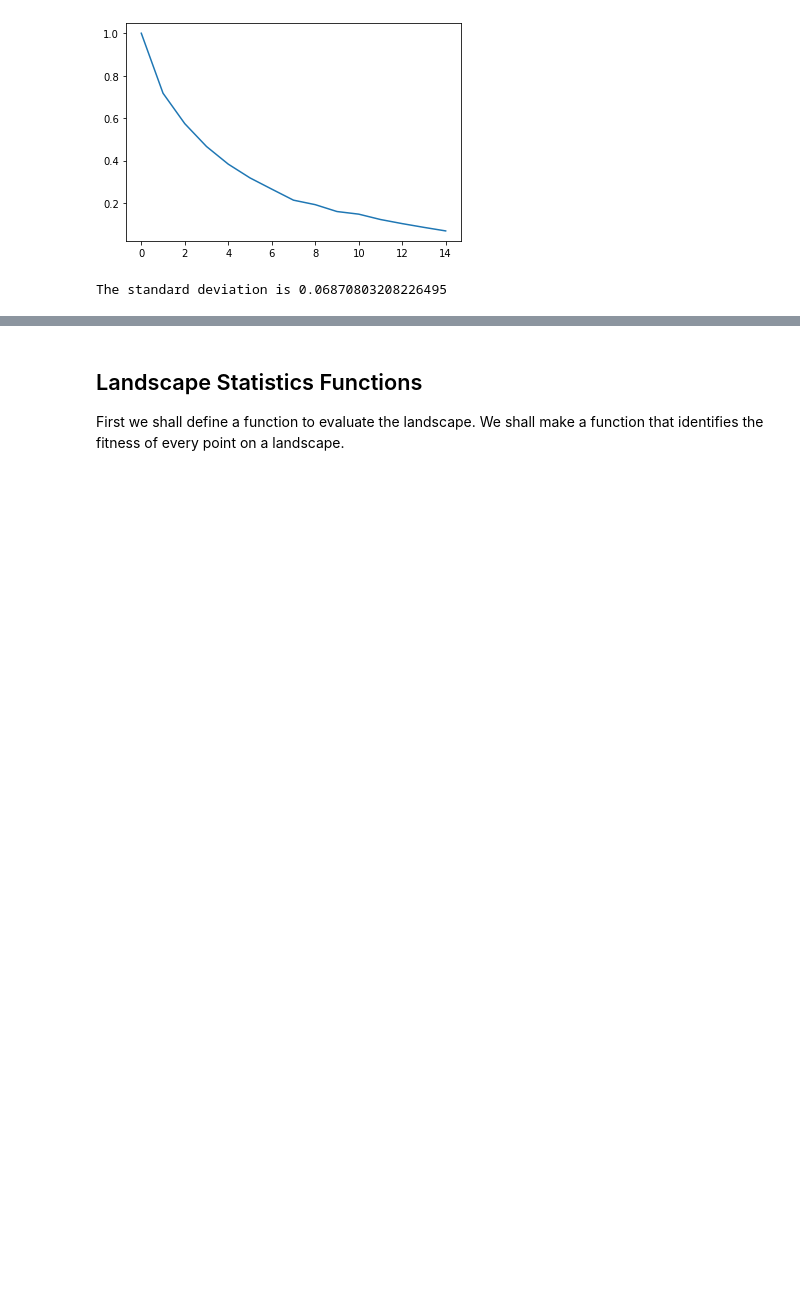
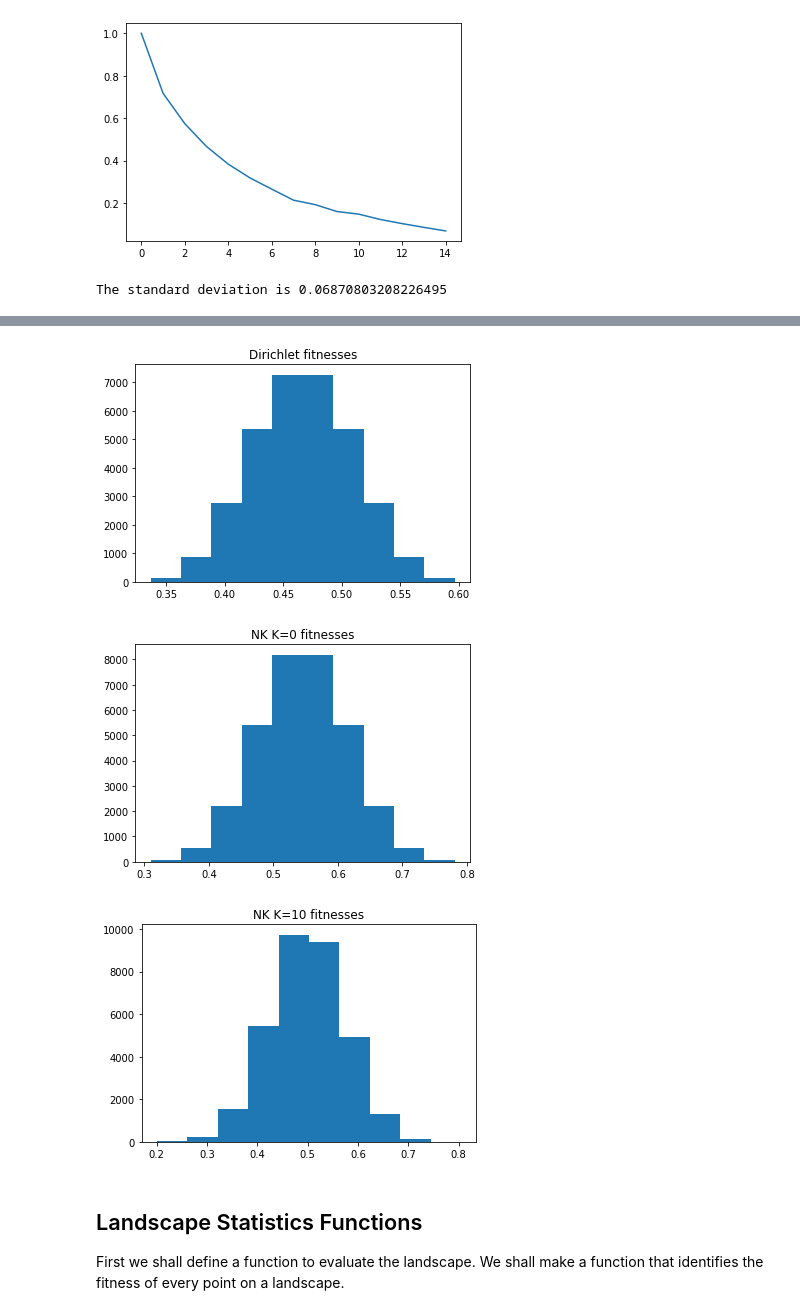
Before and after one commit to adrianapaza/NBA-NKC, a Jupyter notebook: ComputationalModels/Layered_NK.ipynb, the cells around one changed output, grey strips where cells are left out. Cells and saved outputs as stored; diff of their text form; code cells hidden in the pictures; blank space fills up the shorter version.

```diff
--- a/ComputationalModels/Layered_NK.ipynb
+++ b/ComputationalModels/Layered_NK.ipynb
@@ -463,3 +586,29 @@ The standard deviation is 0.06870803208226495
+# %%
+
+Dirichlet_fits = []
+NK_K1_fits = []
+NK_K2_fits = []
+
+for permu in it.product(range(2),repeat=N):
+    Dirichlet_fits.append(Get_Fitness_One_Landscape(Dirichlet_landscape,permu))
+    NK_K1_fits.append(Get_Fitness_One_Landscape(NK_land_1,permu))
+    NK_K2_fits.append(Get_Fitness_One_Landscape(NK_land_2,permu))
+
+plt.hist(Dirichlet_fits)
+plt.title("Dirichlet fitnesses")
+plt.show()
+
+plt.hist(NK_K1_fits)
+plt.title("NK K={} fitnesses".format(K1))
+plt.show()
+
+plt.hist(NK_K2_fits)
+plt.title("NK K={} fitnesses".format(K2))
+plt.show()
+# %% [output]
+[figure, added]
+[figure, added]
+[figure, added]
 # %% [markdown]
 ## Landscape Statistics Functions
 First we shall define a function to evaluate the landscape. We shall make a function that identifies the fitness of every point on a landscape.
```
Also changed, not shown: parts of 11 cells of this notebook, 3 other files.
